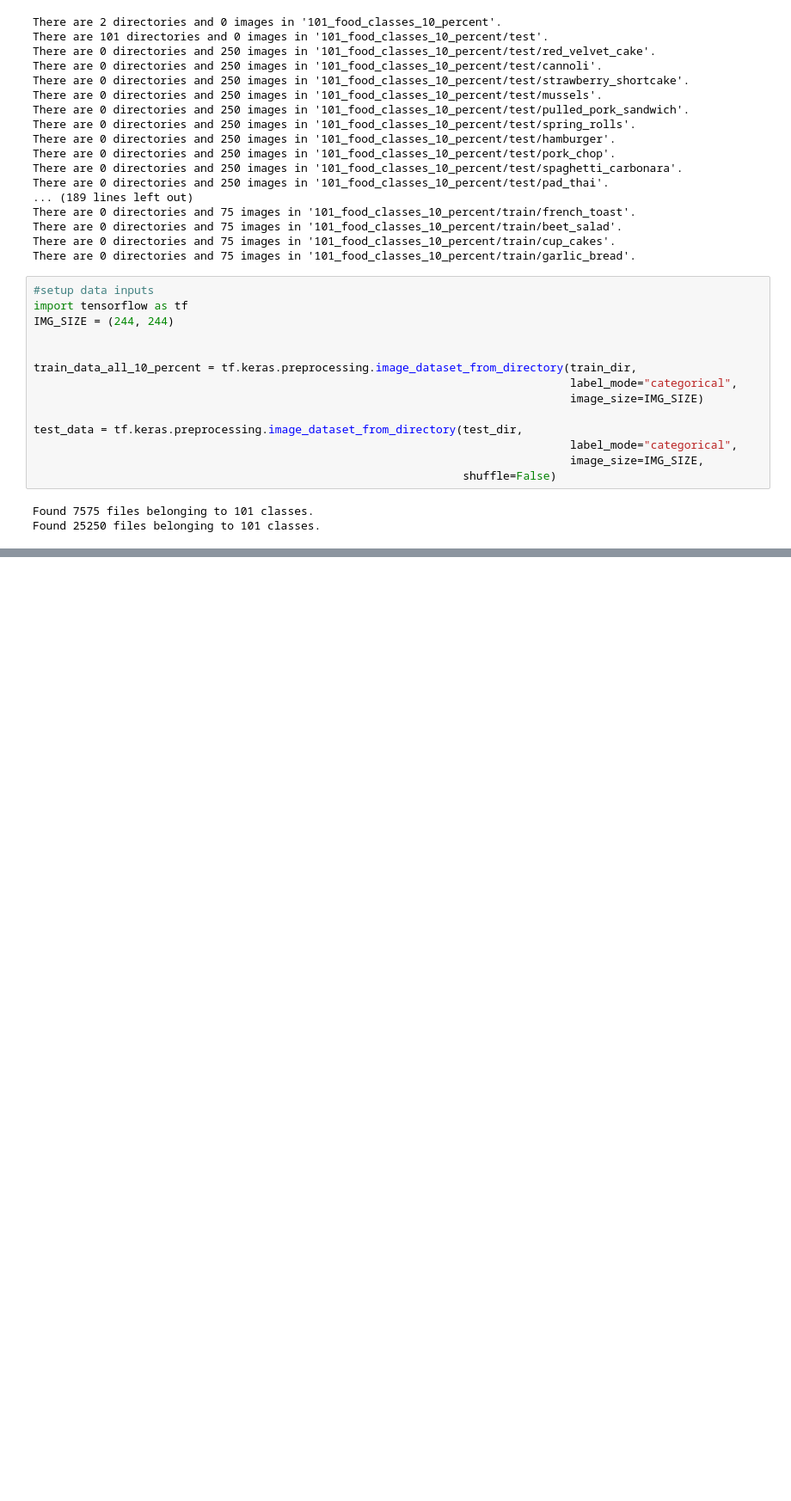
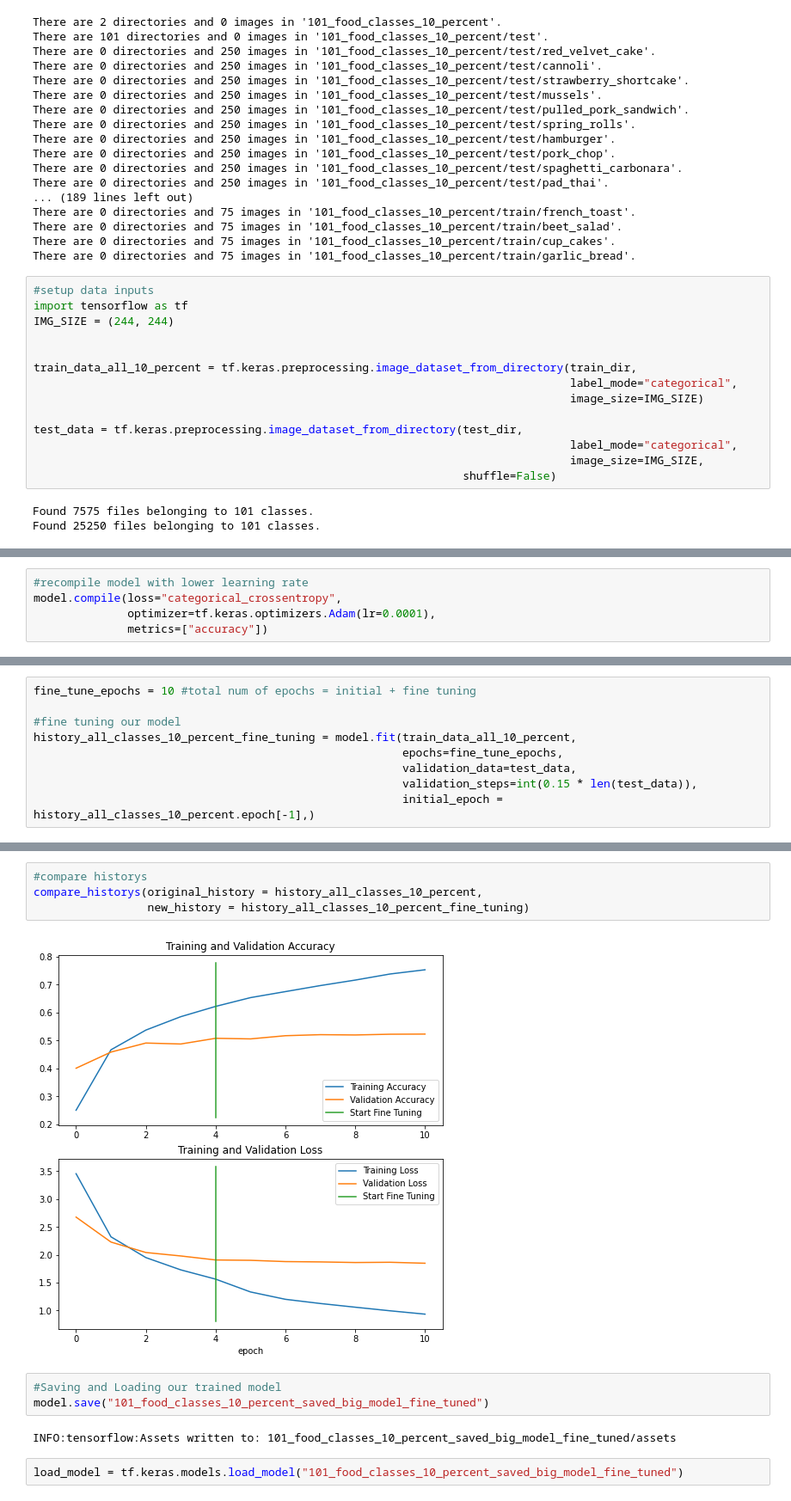
Before and after one commit to JacksonLeb/tensorflow_learning, a Jupyter notebook: 06_transfer_learning_scaling_up.ipynb, the cells around one changed output, grey strips where cells are left out. Shown at 86% size. Drawn from its saved outputs; the diff is of its cells as text; blank space fills up the shorter version.

```diff
--- a/06_transfer_learning_scaling_up.ipynb
+++ b/06_transfer_learning_scaling_up.ipynb
@@ -102,0 +216,5 @@ Found 25250 files belonging to 101 classes.
+# %%
+#recompile model with lower learning rate
+model.compile(loss="categorical_crossentropy",
+              optimizer=tf.keras.optimizers.Adam(lr=0.0001),
+              metrics=["accuracy"])
@@ -102,0 +251,9 @@ Found 25250 files belonging to 101 classes.
+# %%
+fine_tune_epochs = 10 #total num of epochs = initial + fine tuning
+
+#fine tuning our model
+history_all_classes_10_percent_fine_tuning = model.fit(train_data_all_10_percent,
+                                                       epochs=fine_tune_epochs,
+                                                       validation_data=test_data,
+                                                       validation_steps=int(0.15 * len(test_data)),
+                                                       initial_epoch = history_all_classes_10_percent.epoch[-1],)
@@ -102,0 +280,13 @@ Found 25250 files belonging to 101 classes.
+# %%
+#compare historys
+compare_historys(original_history = history_all_classes_10_percent,
+                 new_history = history_all_classes_10_percent_fine_tuning)
+# %% [output]
+[figure, added]
+# %%
+#Saving and Loading our trained model
+model.save("101_food_classes_10_percent_saved_big_model_fine_tuned")
+# %% [output]
+INFO:tensorflow:Assets written to: 101_food_classes_10_percent_saved_big_model_fine_tuned/assets
+# %%
+load_model = tf.keras.models.load_model("101_food_classes_10_percent_saved_big_model_fine_tuned")
```
Also changed, not shown: parts of 18 cells of this notebook.
